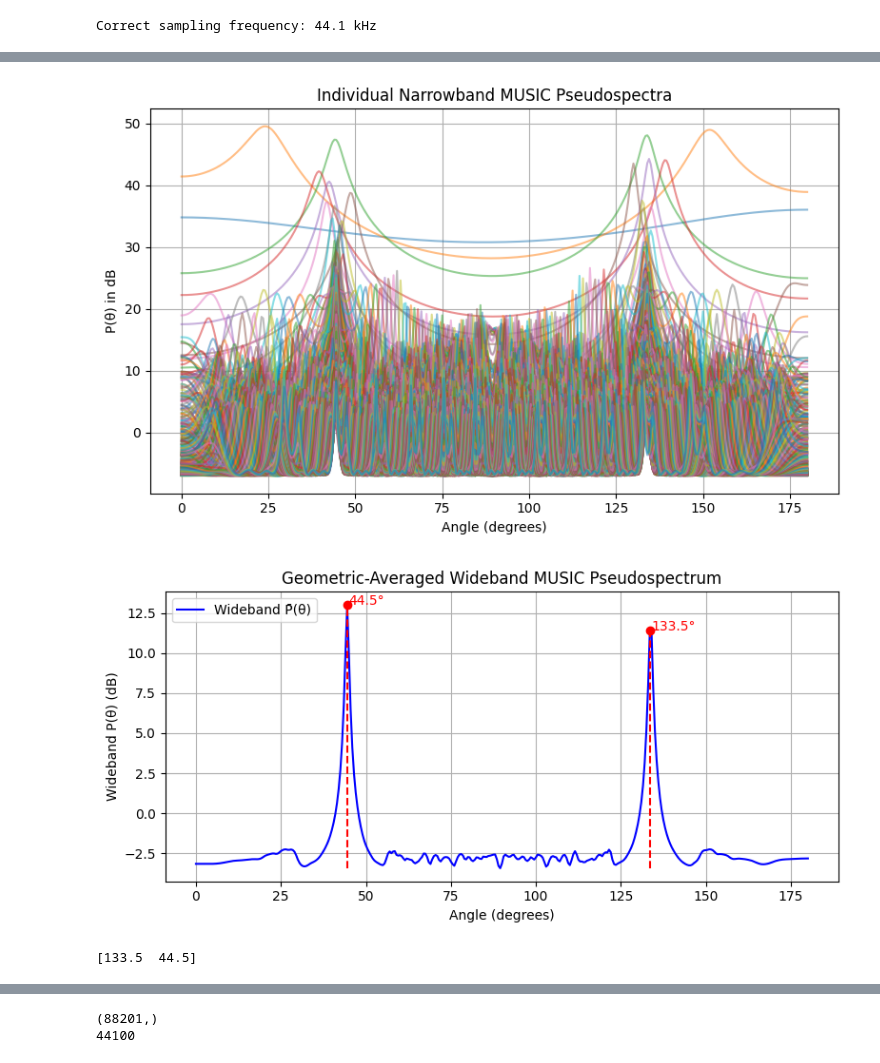
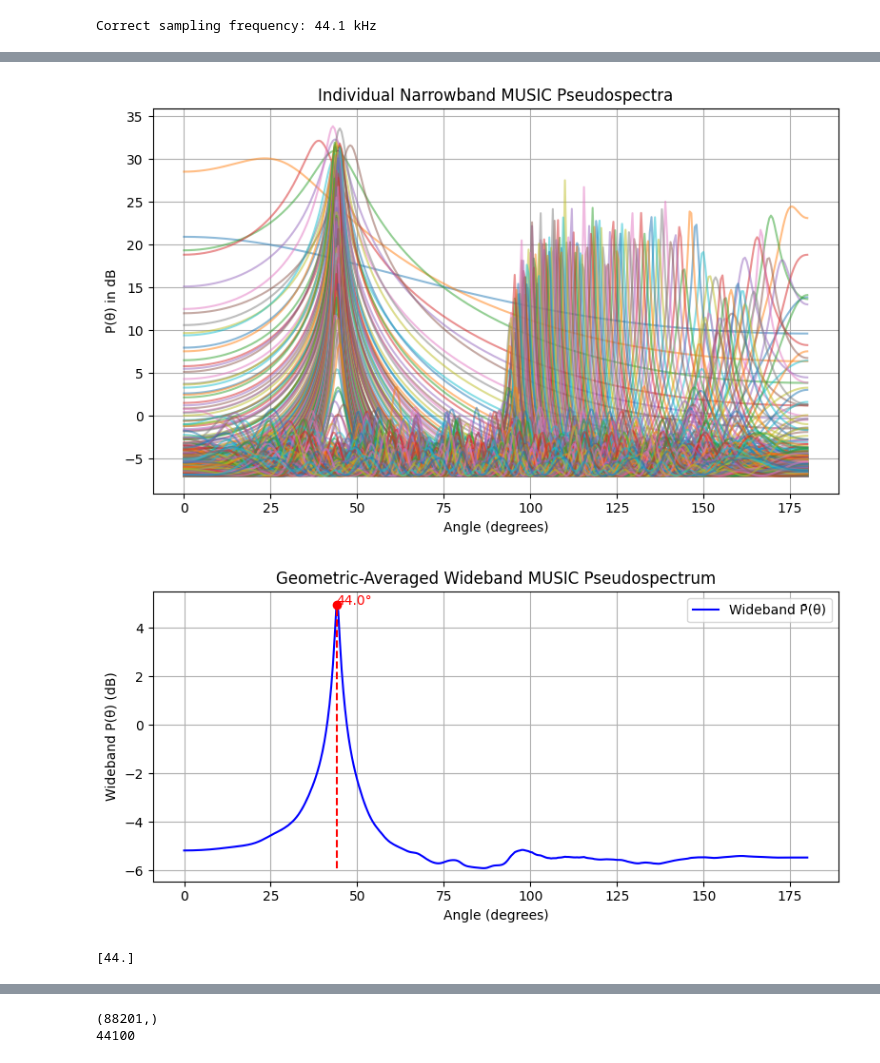
Before and after one commit to HeartUnderBladepyz/P-D-ISSP, a Jupyter notebook: notebook_skeleton.ipynb, the cells around one changed output, grey strips where cells are left out. Cells and saved outputs as stored; diff of their text form; code cells hidden in the pictures.

```diff
--- a/notebook_skeleton.ipynb
+++ b/notebook_skeleton.ipynb
@@ -267,7 +266,7 @@ def create_micsigs(target_audio_files, noise_audio_files, acousticScenario, T_s,
 
 
 Time_duration = 10
-mic, speech, noise, fs = create_micsigs(["F:\KU Leuven\courses\PD_ISSP\project\panddissp-base-main\sound_files\part2_track1_dry.wav","F:\KU Leuven\courses\PD_ISSP\project\panddissp-base-main\sound_files\part2_track2_dry.wav"], [], acousticScenario, Time_duration, ["F:\KU Leuven\courses\PD_ISSP\project\panddissp-base-main\sound_files\head_mounted_rirs\s-30","F:\KU Leuven\courses\PD_ISSP\project\panddissp-base-main\sound_files\head_mounted_rirs\s60"])
+mic, speech, noise, fs = create_micsigs(["F:\KU Leuven\courses\PD_ISSP\project\panddissp-base-main\sound_files\part2_track1_dry.wav","F:\KU Leuven\courses\PD_ISSP\project\panddissp-base-main\sound_files\part2_track2_dry.wav"], [], acousticScenario, Time_duration, ["F:\KU Leuven\courses\PD_ISSP\project\panddissp-base-main\sound_files\head_mounted_rirs\s-60","F:\KU Leuven\courses\PD_ISSP\project\panddissp-base-main\sound_files\head_mounted_rirs\s60"])
 # mic, speech, noise, fs = create_micsigs(["F:\KU Leuven\courses\PD_ISSP\project\panddissp-base-main\sound_files\part2_track1_dry.wav"], [], acousticScenario, Time_duration, ["F:\KU Leuven\courses\PD_ISSP\project\panddissp-base-main\sound_files\head_mounted_rirs\s-30"])    # single sudio source on left-hand side
 # mic, speech, noise, fs = create_micsigs(["F:\KU Leuven\courses\PD_ISSP\project\panddissp-base-main\sound_files\part2_track2_dry.wav"], [], acousticScenario, Time_duration, ["F:\KU Leuven\courses\PD_ISSP\project\panddissp-base-main\sound_files\head_mounted_rirs\s30"])    # single sudio source on right-hand side
 # mic = mic[:,0:2]    # Select L1&L2
@@ -279,7 +278,7 @@ mic, speech, noise, fs = create_micsigs(["F:\KU Leuven\courses\PD_ISSP\project\p
 
 print(mic.shape)
 # Play the first microphone signal
-# sd.play(mic[:, 0], samplerate=acousticScenario.fs)
+# sd.play(mic[:, 2], samplerate=acousticScenario.fs)
 # sd.wait()  # Wait until playback finishes
 
 plt.figure()
@@ -862,7 +949,7 @@ import numpy as np
 import matplotlib.pyplot as plt
 from scipy.signal import find_peaks
 
-def music_wideband(stft_mics, Q, d, c):
+def music_wideband(f, stft_mics, Q, d, c):
     M, nF, nT = stft_mics.shape
 
     theta_vals = np.arange(0, 180.5, 0.5)
@@ -872,6 +959,10 @@ def music_wideband(stft_mics, Q, d, c):
     nFreqUsed = len(freq_bins)
 
     all_pseudospec = np.zeros((nFreqUsed, nTheta), dtype=float)
+
+    theta_rad = np.deg2rad(theta_vals)            # (nTheta,)
+    theta_rad = theta_rad[np.newaxis, :]          # (1, nTheta)
+    m_index = np.arange(M)[:, np.newaxis]         # (M, 1)
 
     for i, fidx in enumerate(freq_bins):
         f_bin = f[fidx]
@@ -883,18 +974,15 @@ def music_wideband(stft_mics, Q, d, c):
         sort_idx = np.argsort(eigenvals)
         Un = eigenvecs[:, sort_idx[:(M-Q)]]  # (M, M-Q)
 
-        k0 = 2.0 * np.pi * f_bin / c
-        m_index = np.arange(M)
+        k0 = 2 * np.pi * f_bin / c
 
-        for j, theta_deg in enumerate(theta_vals):
-            theta_rad = np.deg2rad(theta_deg)
-            steer = np.exp(-1j * k0 * m_index * d * np.cos(theta_rad))  # can be sin
+        S = np.exp(-1j * k0 * m_index * d * np.cos(theta_rad))
+        v = Un.conj().T @ S
 
-            v = Un.conj().T @ steer
-            denom = np.abs(v @ v.conj())
-            pseudospec = 1.0 / denom
+        norm_v_sq = np.sum(np.abs(v)**2, axis=0)  # shape (nTheta,)
+        pseudospec = 1.0 / norm_v_sq              # shape (nTheta,)
 
-            all_pseudospec[i, j] = pseudospec
+        all_pseudospec[i, :] = pseudospec.real
 
     plt.figure(figsize=(8,5))
     for i in range(nFreqUsed):
@@ -907,8 +995,7 @@ def music_wideband(stft_mics, Q, d, c):
     plt.tight_layout()
     plt.show()
 
-
-    log_all = np.log(all_pseudospec + 1e-15)  # Avoid log(0)
+    log_all = np.log(all_pseudospec)
     mean_log = np.mean(log_all, axis=0)
     p_wideband = np.exp(mean_log)   # shape: (nTheta,)
 
@@ -918,9 +1005,9 @@ def music_wideband(stft_mics, Q, d, c):
     else:
         peaks, properties = find_peaks(
             p_wideband,
-            distance=4,     # 至少分开几个采样点(约2.5°=5*0.5°)
-            prominence=0.05,  # 视数据情况调整
-            # height=0.6 * np.max(p_wideband)  # 过滤掉小于 60% 最大值的峰
+            distance=4,
+            prominence=0.05,
+            height=0.5 * np.max(p_wideband)  # 过滤掉小于 60% 最大值的峰
         )
 
     if len(peaks) == 0:
@@ -933,36 +1020,43 @@ def music_wideband(stft_mics, Q, d, c):
         else:
             idx_top = np.argsort(peak_vals)
         idx_top_sorted = idx_top[np.argsort(peak_vals[idx_top])]
 
         peak_indices = peaks[idx_top_sorted]
         doa_estimates = theta_vals[peak_indices]
 
     plt.figure(figsize=(8,4))
     plt.plot(theta_vals, 10*np.log10(p_wideband), 'b-', label='Wideband P̄(θ)')
     plt.grid(True)
     plt.xlabel("Angle (degrees)")
     plt.ylabel("Wideband P(θ) (dB)")
     plt.title("Geometric-Averaged Wideband MUSIC Pseudospectrum")
 
     for doa in doa_estimates:
         val_db = 10*np.log10(p_wideband[theta_vals==doa])
         plt.plot(doa, val_db, 'ro')
         plt.vlines(doa, min(10*np.log10(p_wideband)), val_db, color='r', linestyles='--')
-        plt.text(doa+0.5, val_db, f"{doa:.1f}°", color='red')
+        plt.text(doa, val_db, f"{doa:.1f}°", color='red')
 
     plt.legend()
     plt.tight_layout()
     plt.show()
 
     return doa_estimates
 
 c = 340
 
-doa_estimates_wideband = music_wideband(stft_mics, acousticScenario.RIRsAudio.shape[2], acousticScenario.distBwMics, c)
+doa_estimates_wideband = music_wideband(f, stft_mics, acousticScenario.RIRsAudio.shape[2], acousticScenario.distBwMics, c)
 # doa_estimates_wideband = music_wideband(stft_mics, 1, 0.215, c)
 print(doa_estimates_wideband)
+
+# closest_index = np.argmin(np.abs(doa_estimates_wideband - 90))
+
+# # 获取最接近 90 的元素
+# closest_value = doa_estimates_wideband[closest_index]
+
+# print("最接近 90 的元素:", closest_value)
 # %% [output]
-[figure, old version]
+[figure, new version]
-[figure, old version]
+[figure, new version]
-[133.5  44.5]
+[44.]
 # %%
```
Also changed, not shown: parts of 17 cells of this notebook.
